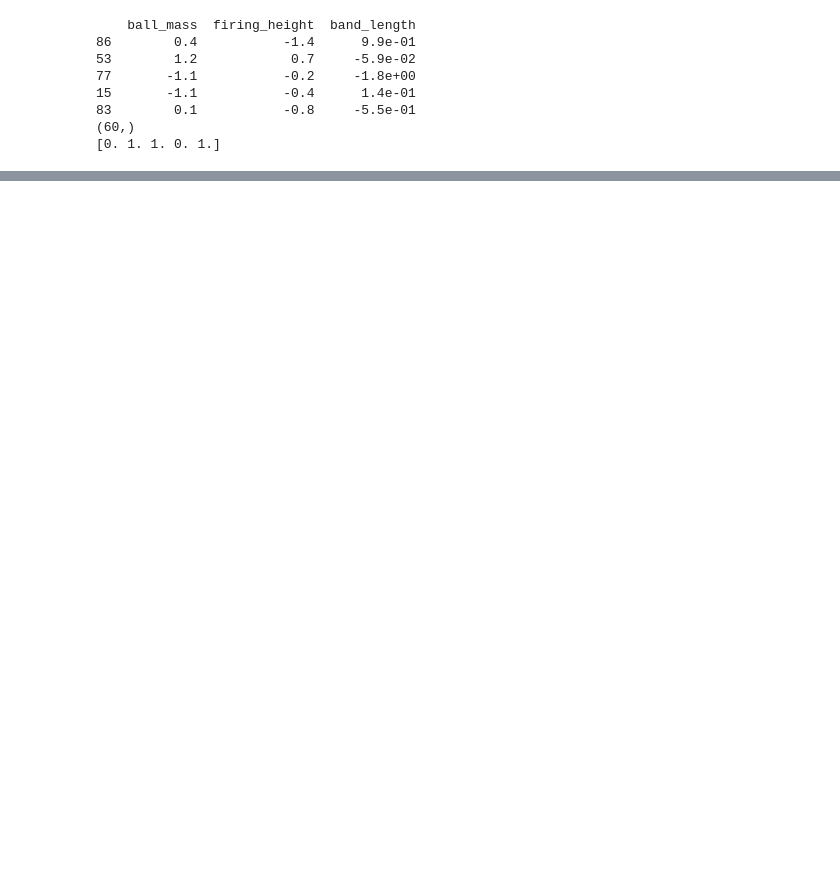
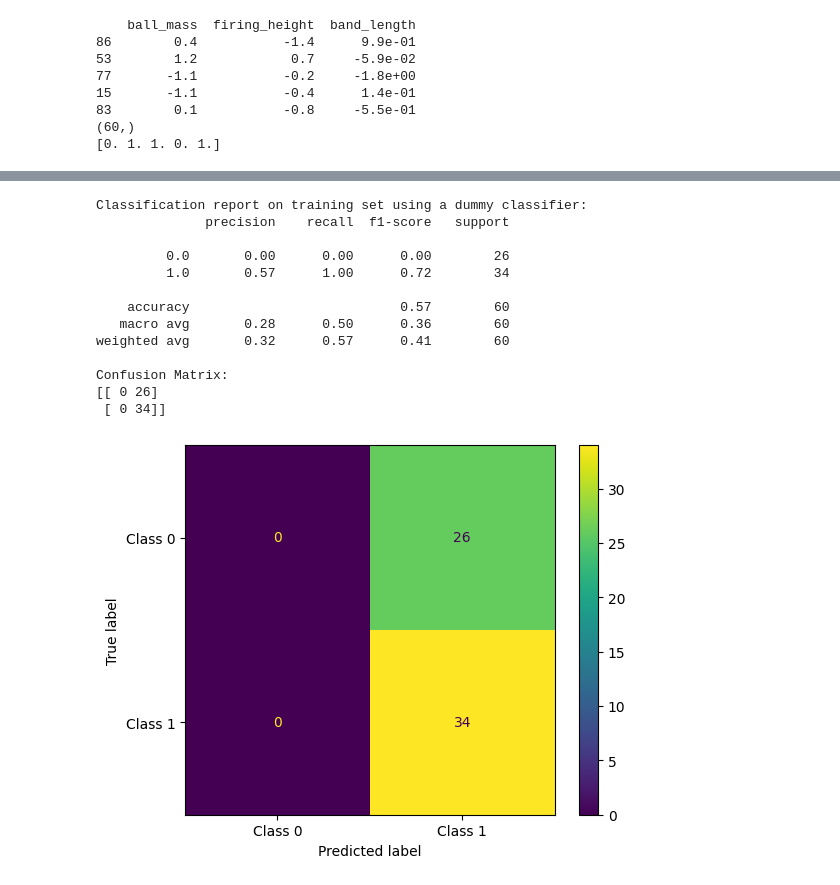
Before and after one commit to yanwu2001/DOE-ML-Public, a Jupyter notebook: DOE2ML_classification.ipynb, the cells around one changed output, grey strips where cells are left out. Drawn from its saved outputs; the diff is of its cells as text; code cells hidden in the pictures; blank space fills up the shorter version.

Commit message:
updates
2025 updates with codes and data

```diff
--- a/DOE2ML_classification.ipynb
+++ b/DOE2ML_classification.ipynb
@@ -609,0 +352,31 @@ the actual class
+# %%
+dummy_clf = DummyClassifier(strategy="most_frequent")
+dummy_clf.fit(X, y) # Creates a dummy classifier model based on input data X and y
+y_pred_dummy = dummy_clf.predict(X) # Makes predictions using dummy classifier
+report = classification_report(y, y_pred_dummy, zero_division=0)
+# Note: we use the 'zero_division=0' option here to avoid error messages of ill-defined cases.
+print("Classification report on training set using a dummy classifier:")
+print(report)
+# Calculate the confusion matrix
+cm = confusion_matrix(y, y_pred_dummy)
+# Print the confusion matrix
+print("Confusion Matrix:")
+print(cm)
+disp = ConfusionMatrixDisplay(confusion_matrix=cm, display_labels=['Class 0', 'Class 1'])
+disp.plot()
+plt.show()
+# %% [output]
+Classification report on training set using a dummy classifier:
+              precision    recall  f1-score   support
+
+         0.0       0.00      0.00      0.00        26
+         1.0       0.57      1.00      0.72        34
+
+    accuracy                           0.57        60
+   macro avg       0.28      0.50      0.36        60
+weighted avg       0.32      0.57      0.41        60
+
+Confusion Matrix:
+[[ 0 26]
+ [ 0 34]]
+[figure, added]
```
Also changed, not shown: parts of 64 cells of this notebook, 3 other files.
